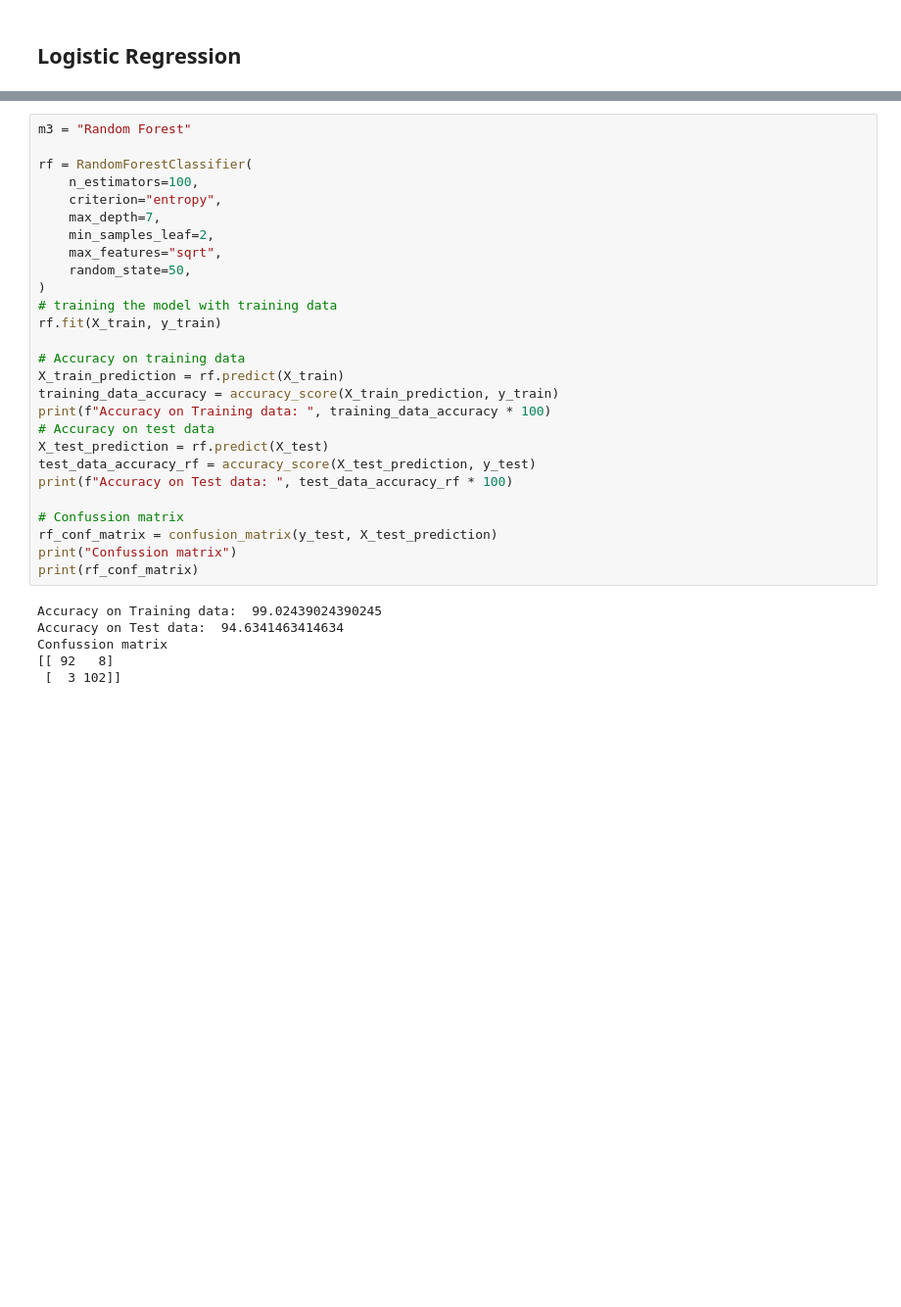
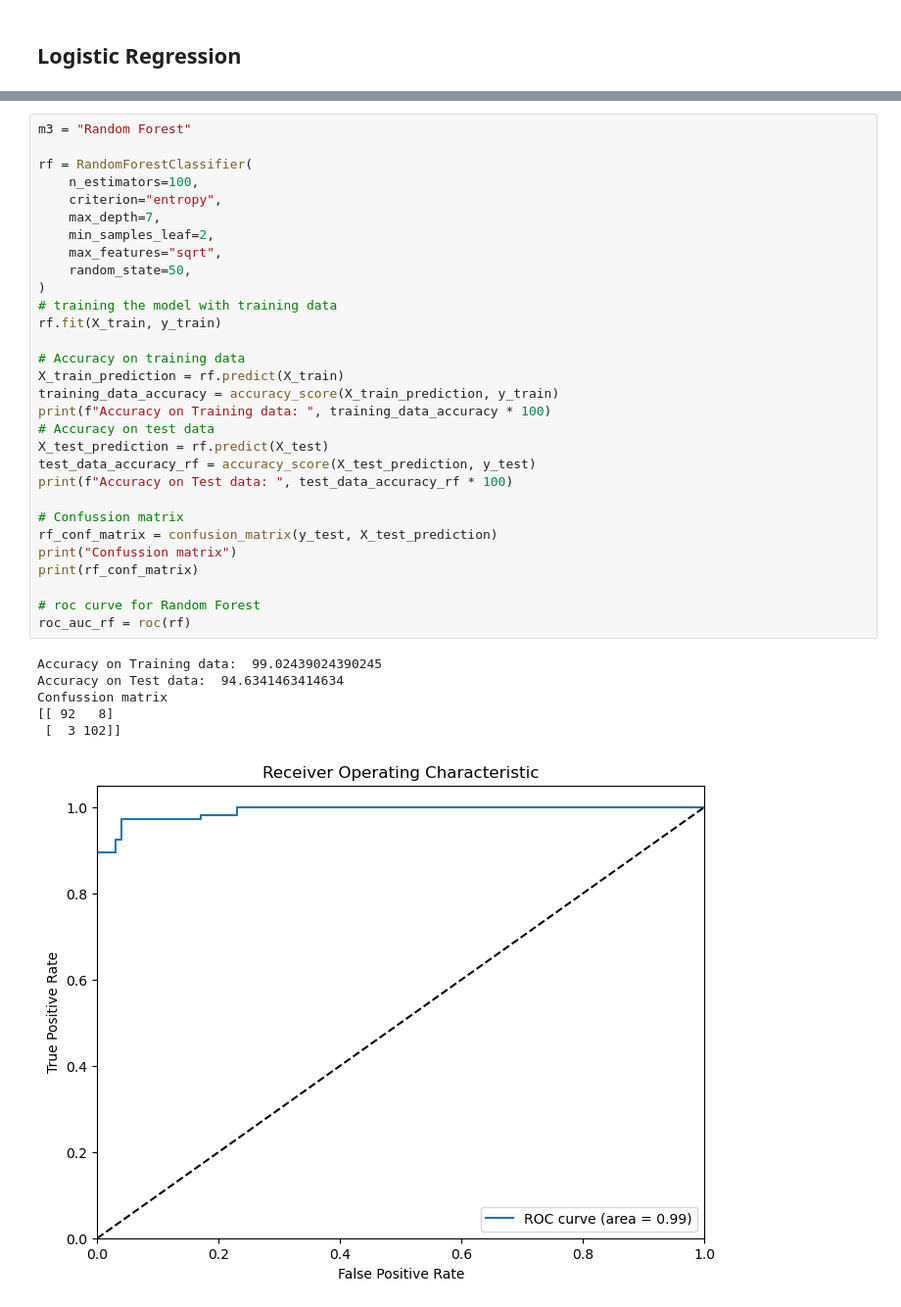
Before and after one commit to JiFeiYe/Python, a Jupyter notebook: Data_mining/job/heart-disease-prediction-100-accuracy.ipynb, the cells around one changed output, grey strips where cells are left out. Shown: that part at 98% size. Drawn from its saved outputs; the diff is of its cells as text; blank space fills up the shorter version.

```diff
--- a/Data_mining/job/heart-disease-prediction-100-accuracy.ipynb
+++ b/Data_mining/job/heart-disease-prediction-100-accuracy.ipynb
@@ -214,31 +244,35 @@ m3 = "Random Forest"
 rf = RandomForestClassifier(
     n_estimators=100,
     criterion="entropy",
     max_depth=7,
     min_samples_leaf=2,
     max_features="sqrt",
     random_state=50,
 )
 # training the model with training data
 rf.fit(X_train, y_train)
 
 # Accuracy on training data
 X_train_prediction = rf.predict(X_train)
 training_data_accuracy = accuracy_score(X_train_prediction, y_train)
 print(f"Accuracy on Training data: ", training_data_accuracy * 100)
 # Accuracy on test data
 X_test_prediction = rf.predict(X_test)
 test_data_accuracy_rf = accuracy_score(X_test_prediction, y_test)
 print(f"Accuracy on Test data: ", test_data_accuracy_rf * 100)
 
 # Confussion matrix
 rf_conf_matrix = confusion_matrix(y_test, X_test_prediction)
 print("Confussion matrix")
 print(rf_conf_matrix)
+
+# roc curve for Random Forest
+roc_auc_rf = roc(rf)
 # %% [output]
 Accuracy on Training data:  99.02439024390245
 Accuracy on Test data:  94.6341463414634
 Confussion matrix
 [[ 92   8]
  [  3 102]]
+[figure, added]
 # %% [markdown]
```
Also changed, not shown: parts of 16 cells of this notebook.
